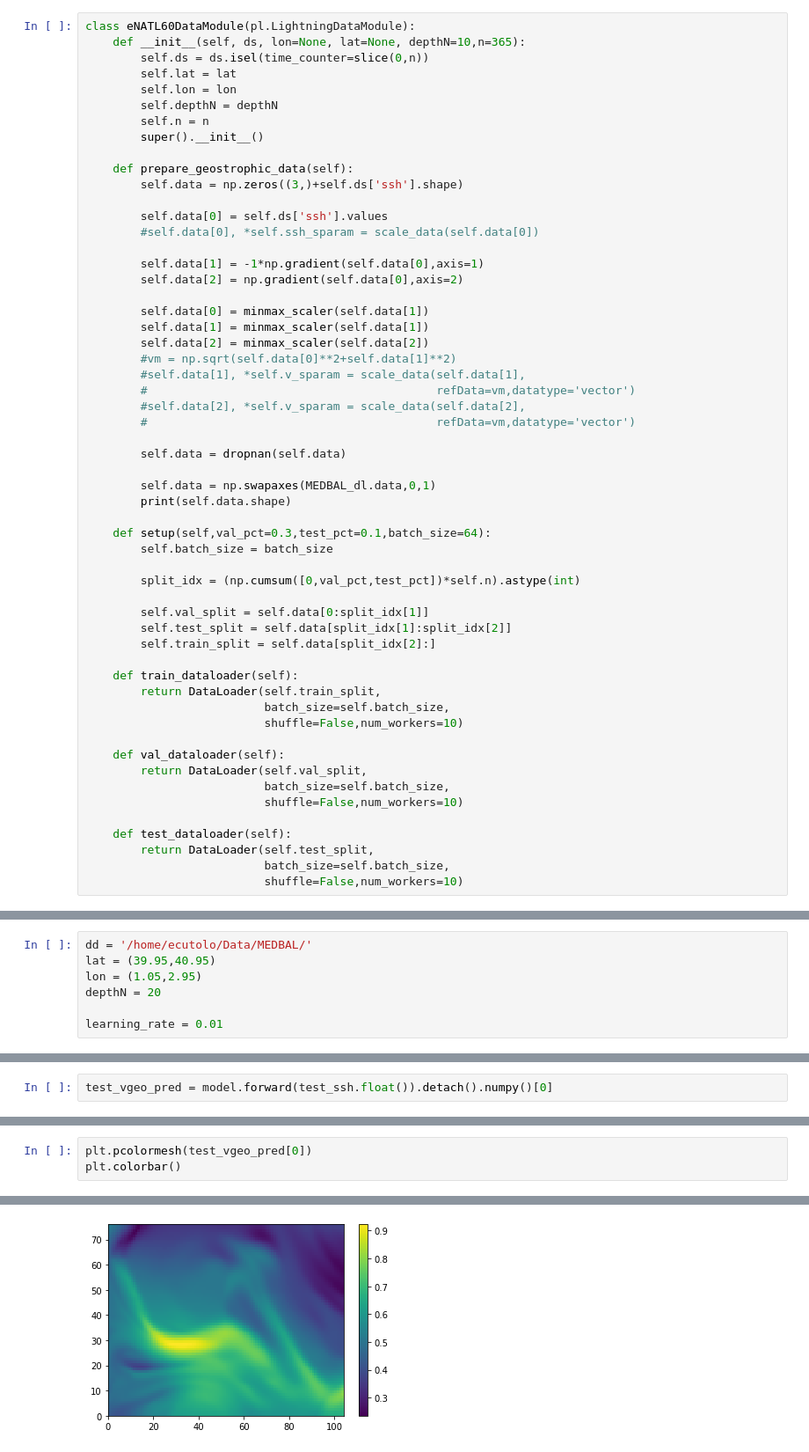
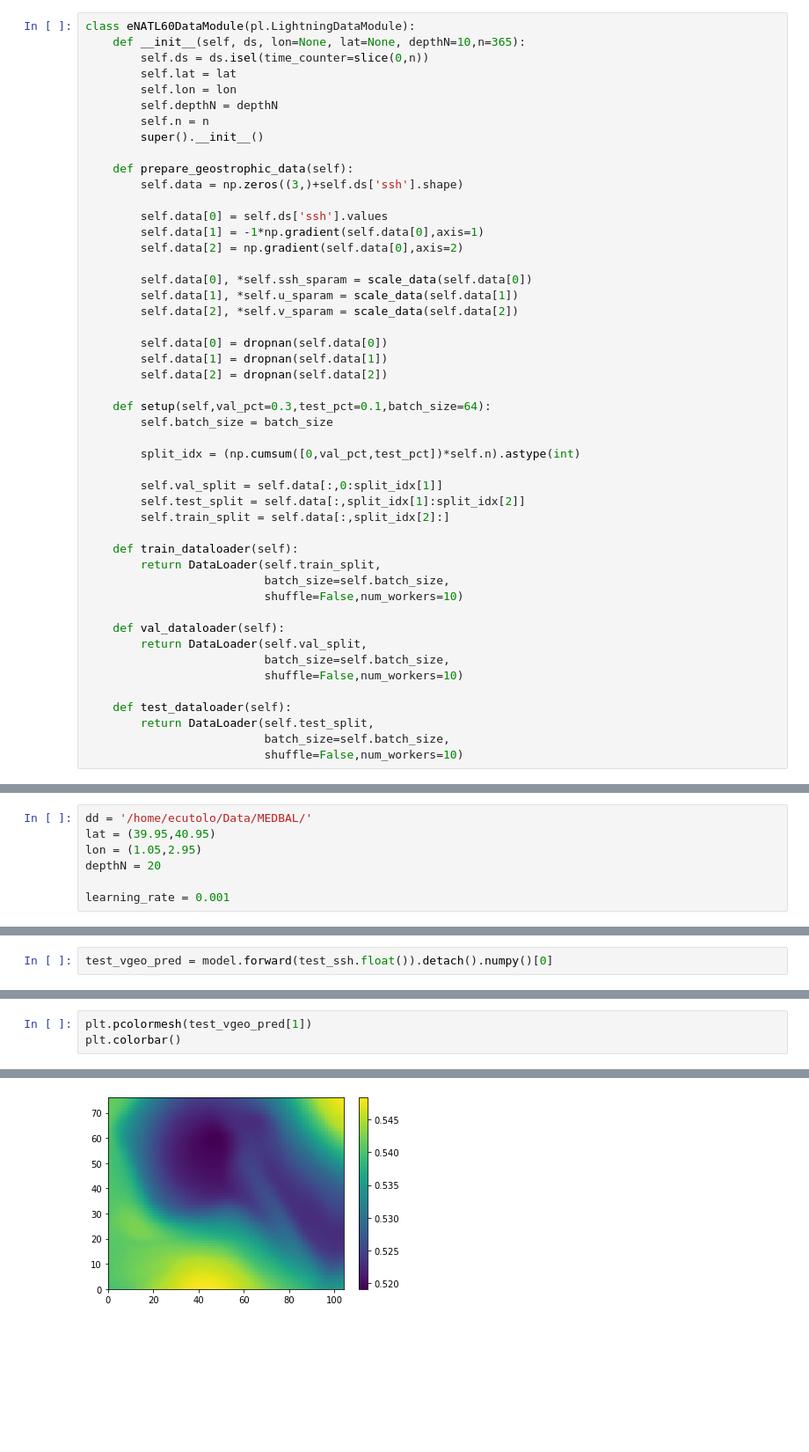
Before and after one commit to ecutolo/notebooks, a Jupyter notebook: Learning_Geostrophy_PYTORCH.ipynb, the cells around one changed output, grey strips where cells are left out. Shown: that part at 88% size. Drawn from its saved outputs; the diff is of its cells as text; blank space fills up the shorter version.

```diff
--- a/Learning_Geostrophy_PYTORCH.ipynb
+++ b/Learning_Geostrophy_PYTORCH.ipynb
@@ -156,33 +138,25 @@ class eNATL60DataModule(pl.LightningDataModule):
         self.data = np.zeros((3,)+self.ds['ssh'].shape)
 
         self.data[0] = self.ds['ssh'].values
-        #self.data[0], *self.ssh_sparam = scale_data(self.data[0])
-
         self.data[1] = -1*np.gradient(self.data[0],axis=1)
         self.data[2] = np.gradient(self.data[0],axis=2)
 
-        self.data[0] = minmax_scaler(self.data[1])
-        self.data[1] = minmax_scaler(self.data[1])
-        self.data[2] = minmax_scaler(self.data[2])
-        #vm = np.sqrt(self.data[0]**2+self.data[1]**2)
-        #self.data[1], *self.v_sparam = scale_data(self.data[1],
-        #                                          refData=vm,datatype='vector')
-        #self.data[2], *self.v_sparam = scale_data(self.data[2],
-        #                                          refData=vm,datatype='vector')
+        self.data[0], *self.ssh_sparam = scale_data(self.data[0])
+        self.data[1], *self.u_sparam = scale_data(self.data[1])
+        self.data[2], *self.v_sparam = scale_data(self.data[2])
 
-        self.data = dropnan(self.data)
-
-        self.data = np.swapaxes(MEDBAL_dl.data,0,1)
-        print(self.data.shape)
+        self.data[0] = dropnan(self.data[0])
+        self.data[1] = dropnan(self.data[1])
+        self.data[2] = dropnan(self.data[2])
 
     def setup(self,val_pct=0.3,test_pct=0.1,batch_size=64):
         self.batch_size = batch_size
 
         split_idx = (np.cumsum([0,val_pct,test_pct])*self.n).astype(int)
 
-        self.val_split = self.data[0:split_idx[1]]
-        self.test_split = self.data[split_idx[1]:split_idx[2]]
-        self.train_split = self.data[split_idx[2]:]
+        self.val_split = self.data[:,0:split_idx[1]]
+        self.test_split = self.data[:,split_idx[1]:split_idx[2]]
+        self.train_split = self.data[:,split_idx[2]:]
 
     def train_dataloader(self):
         return DataLoader(self.train_split,
@@ -206,7 +180,7 @@ lat = (39.95,40.95)
 lon = (1.05,2.95)
 depthN = 20
 
-learning_rate = 0.01
+learning_rate = 0.001
 # %%
 MEDBAL_dl = eNATL60DataModule(xr.open_dataset(dd+'MEDBAL.nc'),
                               lon=lon,lat=lat,n=365,depthN=depthN)
@@ -289,6 +257,6 @@ plt.colorbar()
 # %%
-plt.pcolormesh(test_vgeo_pred[0])
+plt.pcolormesh(test_vgeo_pred[1])
 plt.colorbar()
 # %% [output]
 <matplotlib.colorbar.Colorbar at 0x...>
-[figure, old version]
+[figure, new version]
```
Also changed, not shown: parts of 12 cells of this notebook.
